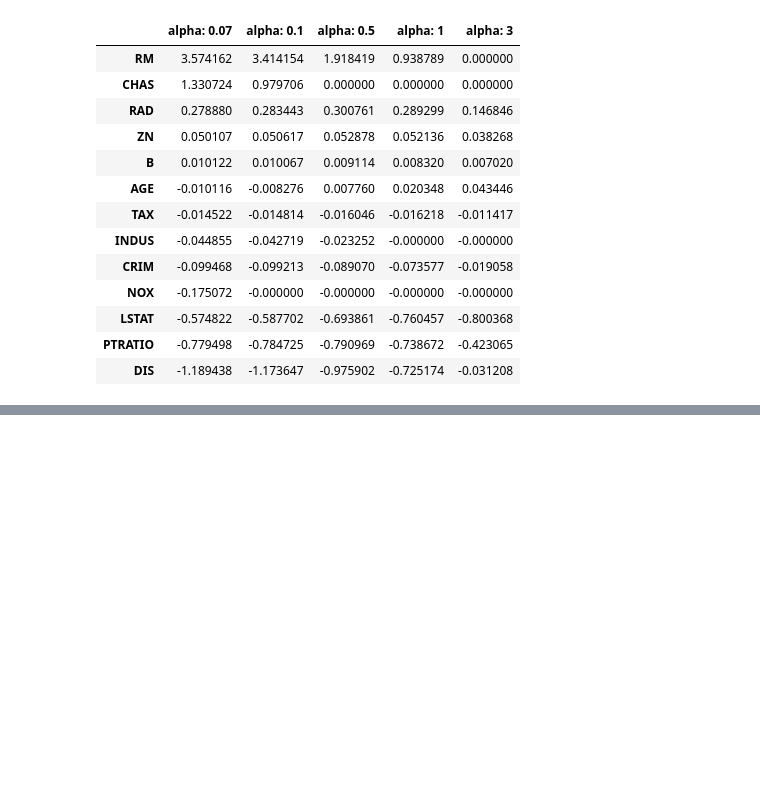
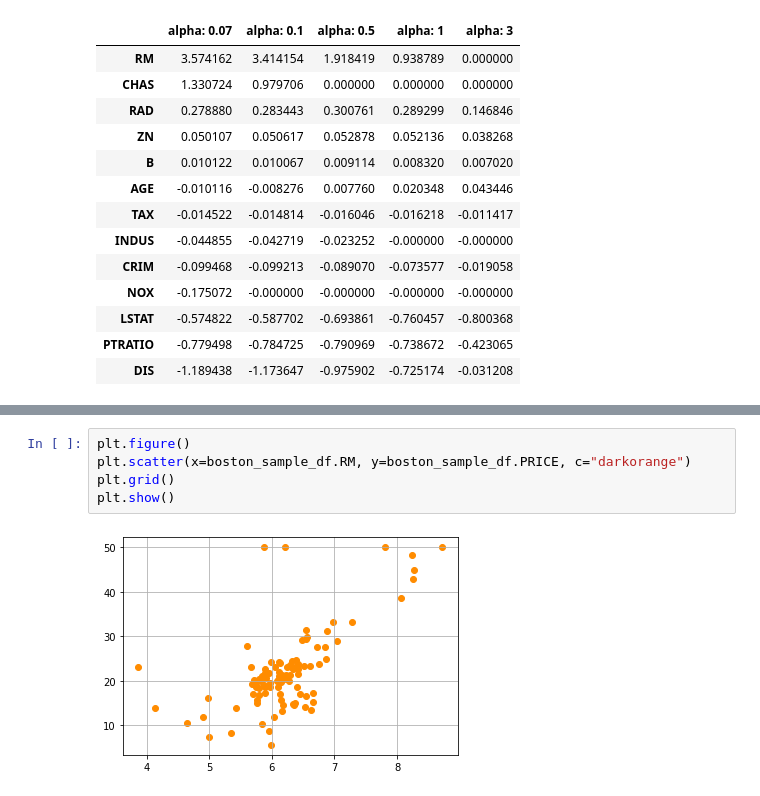
Before and after one commit to llewyn-jh/regression, a Jupyter notebook: regression.ipynb, the cells around one changed output, grey strips where cells are left out. Drawn from its saved outputs; the diff is of its cells as text; blank space fills up the shorter version.

```diff
--- a/regression.ipynb
+++ b/regression.ipynb
@@ -328,0 +478,7 @@ coeff_elastic_df.sort_values(by='alpha: 0.07', ascending=False)
+# %%
+plt.figure()
+plt.scatter(x=boston_sample_df.RM, y=boston_sample_df.PRICE, c="darkorange")
+plt.grid()
+plt.show()
+# %% [output]
+[figure, added]
```
Also changed, not shown: parts of 26 cells of this notebook.
